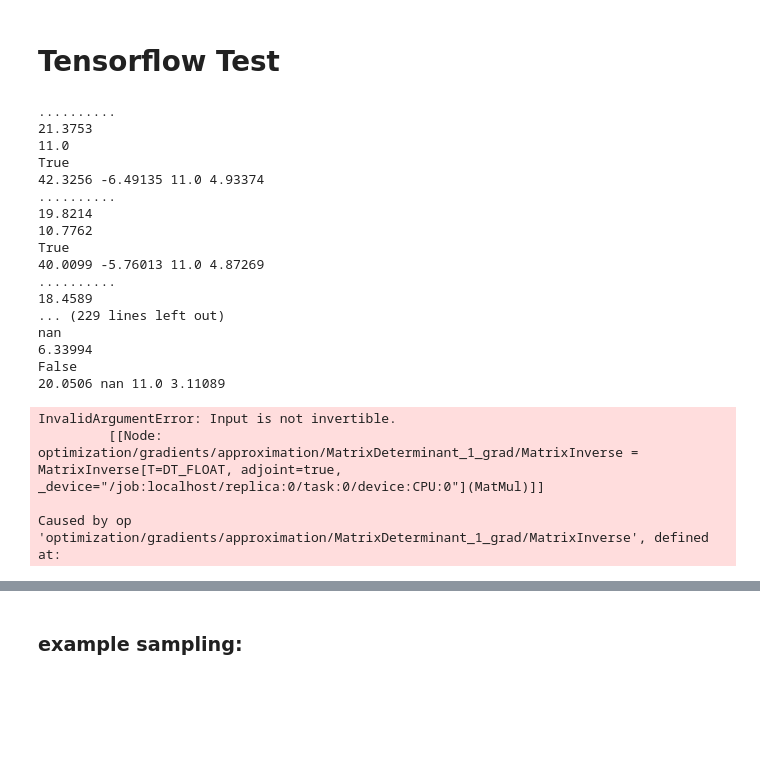
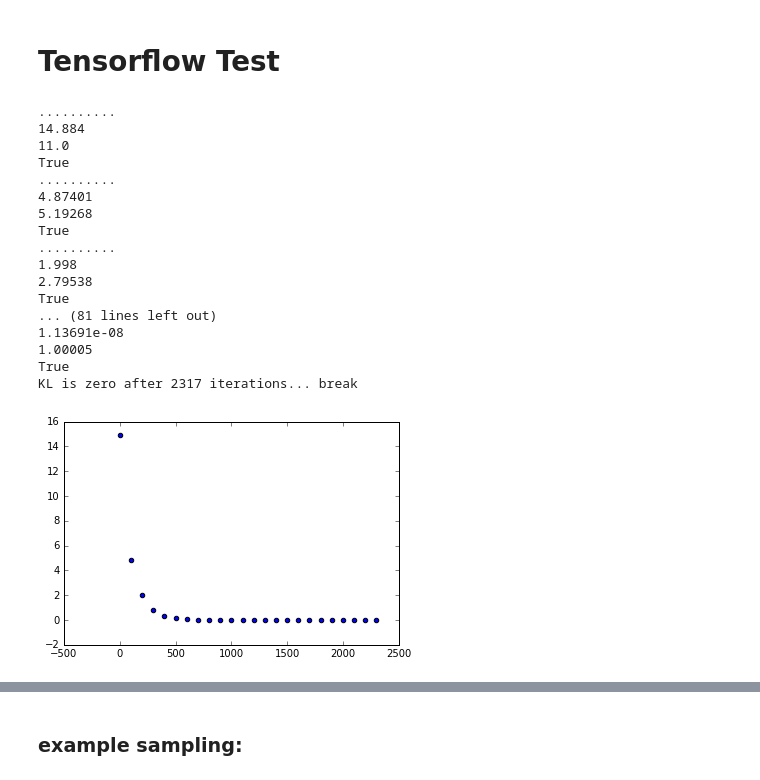
Before and after one commit to maxkohlbrenner/pmai-vi-gpmpp, a Jupyter notebook: main_sketch.ipynb, the cells around one changed output, grey strips where cells are left out. Cells and saved outputs as stored; diff of their text form; code cells hidden in the pictures; blank space fills up the shorter version.

Commit message:
Refactor Code and Fix sign error... working now

```diff
--- a/main_sketch.ipynb
+++ b/main_sketch.ipynb
@@ -114,7 +38,7 @@ def kl_term(m, S, K_zz, K_zz_inv, u_ovln):
 
     fourth = tf.squeeze(tf.matmul(tf.matmul(tf.transpose(mean_diff), K_zz_inv), mean_diff))
 
-    return 0.5 * (first  - second - third + fourth), first, second, third, fourth
+    return 0.5 * (first  + second - third + fourth)
 # %%
 tf.reset_default_graph()
 
@@ -123,7 +47,7 @@ u_ph = tf.placeholder(tf.float32, [],           name='inducin_point_mean')
 n_ph = tf.placeholder(tf.int32,   [],           name='number_samples')
 
 
-num_inducing_points = 11# tf.shape(Z_ph)[0] TODO: was da tun?
+num_inducing_points = 11 # tf.shape(Z_ph)[0] TODO: use shape of Z_ph instead? Right now, the number is defined twice (once here, one above in the definition of Z)
 
 # mean
 m_init = tf.ones([num_inducing_points])
@@ -133,28 +57,22 @@ m = tf.Variable(m_init)
 vech_size   = (num_inducing_points * (num_inducing_points+1)) / 2
 vech_indices= tf.transpose(tf_tril_indices(num_inducing_points))
 L_vech_init = tf.ones([vech_size])
-
 L_vech = tf.Variable(L_vech_init)
-
 L_shape = tf.constant([num_inducing_points, num_inducing_points])
-
 L_st = tf.SparseTensor(tf.to_int64(vech_indices), L_vech, tf.to_int64(L_shape))
-
-# L = tf.sparse_to_dense(vech_indices,L_shape , L_vech)
-
 L = tf.sparse_add(tf.zeros(L_shape), L_st)
-
 S = tf.matmul(L, tf.transpose(L))
 
+# kernel calls
 K_zz  = ard_kernel(Z_ph, Z_ph)
 K_zz_inv = tf.matrix_inverse(K_zz)
 
 with tf.name_scope('approximation'):
-    kl_term_op, first, second, third, fourth = kl_term(m, S, K_zz, K_zz_inv, u_ph)
+    kl_term_op = kl_term(m, S, K_zz, K_zz_inv, u_ph)
     tf.summary.scalar('kl_div', kl_term_op)
 
 with tf.name_scope('optimization'):
-    train_step = tf.train.GradientDescentOptimizer(0.0001).minimize(kl_term_op)
+    train_step = tf.train.GradientDescentOptimizer(0.01).minimize(kl_term_op)
 
 with tf.name_scope('prior_sampling'):
     cov  = K_zz
@@ -168,50 +86,49 @@ L_vech_grad = tf.gradients(kl_term_op, [L_vech])[0]
 
 merged = tf.summary.merge_all()
 # %%
-max_iterations = 10000
+max_iterations = 100000
+
+wr_means = []
+wr_covar = []
 
 with tf.Session() as sess:
 
     sess.run(tf.global_variables_initializer())
     writer = tf.summary.FileWriter('logs', sess.graph)
 
     for i in range(max_iterations):
-        _, summary, kl, m_val, S_val, f,s,t,fo = sess.run([train_step, merged, kl_term_op, m, S, first, second, third, fourth], feed_dict={Z_ph:Z, u_ph:0.})
+        _, summary, kl, m_val, S_val = sess.run([train_step, merged, kl_term_op, m, S], feed_dict={Z_ph:Z, u_ph:0.})
         writer.add_summary(summary, i)
-        #print('------------------------')
+
         if i % 100 == 0:
             print('..........')
             print(kl)
             print(np.max(np.absolute(S_val)))
             print(np.all(np.linalg.eigvals(S_val) > 0))
-            print(f,s,t,fo)
-        #print(m_val)
-        #print(Lv_val)
-        #print(dm_val)
-        #print(dLv_val)
 
-        #äif kl < 0.1:
-        #    print(S_val)
-        #    print(Cov_val)
+            plt.scatter(i, kl)
+
+        if np.isclose(kl, 0):
+            print('KL is zero after {} iterations... break'.format(i))
+            break
+
+plt.show()
 # %% [output]
 ..........
-21.3753
+14.884
 11.0
 True
-42.3256 -6.49135 11.0 4.93374
 ..........
-19.8214
-10.7762
+4.87401
+5.19268
 True
-40.0099 -5.76013 11.0 4.87269
 ..........
-18.4589
-... (229 lines left out)
-nan
-6.33994
-False
-20.0506 nan 11.0 3.11089
+1.998
+2.79538
+True
+... (81 lines left out)
+1.13691e-08
+1.00005
+True
+KL is zero after 2317 iterations... break
-InvalidArgumentError: Input is not invertible.
-         [[Node: optimization/gradients/approximation/MatrixDeterminant_1_grad/MatrixInverse = MatrixInverse[T=DT_FLOAT, adjoint=true, _device="/job:localhost/replica:0/task:0/device:CPU:0"](MatMul)]]
-
-Caused by op 'optimization/gradients/approximation/MatrixDeterminant_1_grad/MatrixInverse', defined at:
+[figure, added]
```
Also changed, not shown: parts of 8 cells of this notebook.
